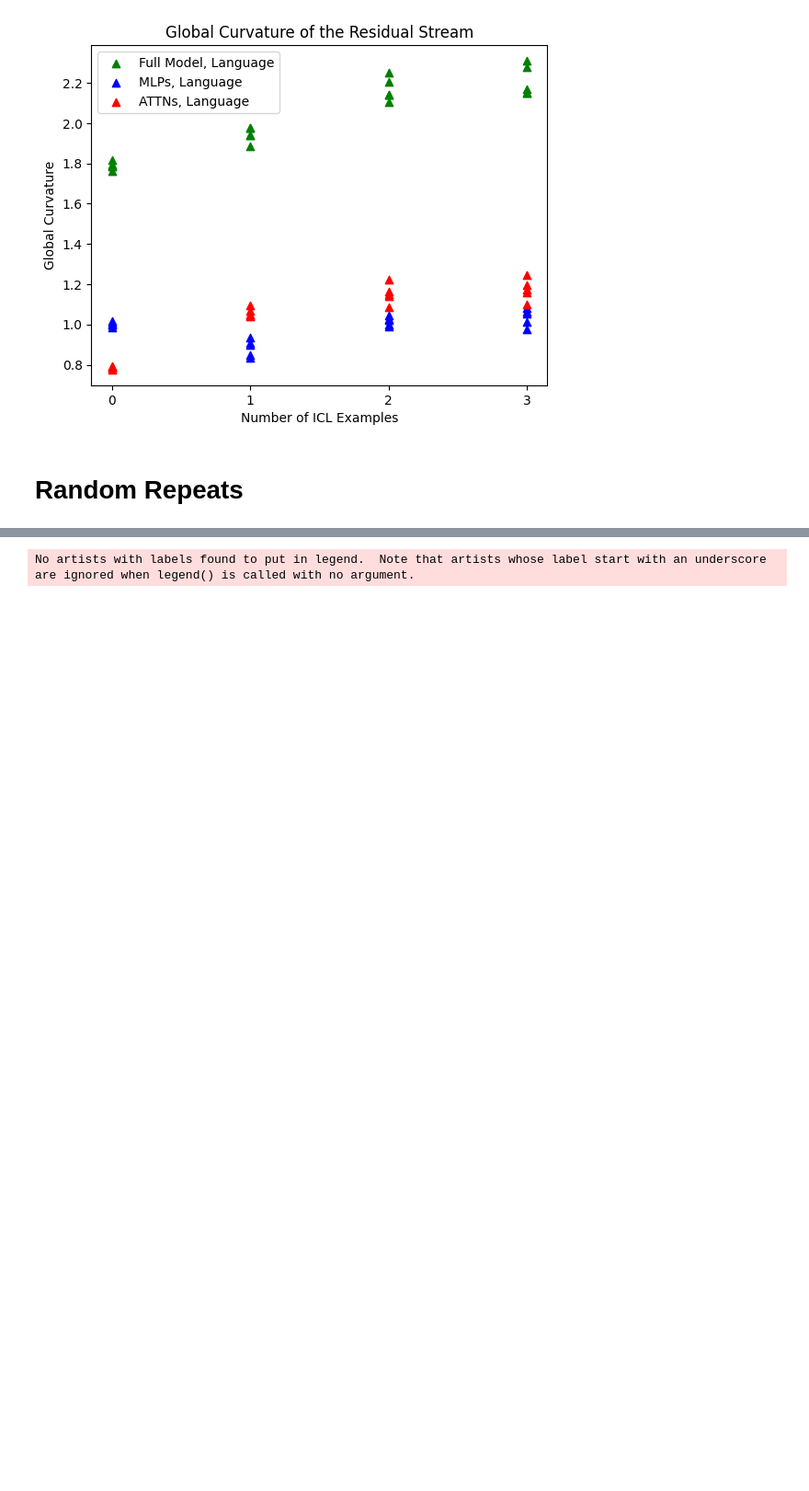
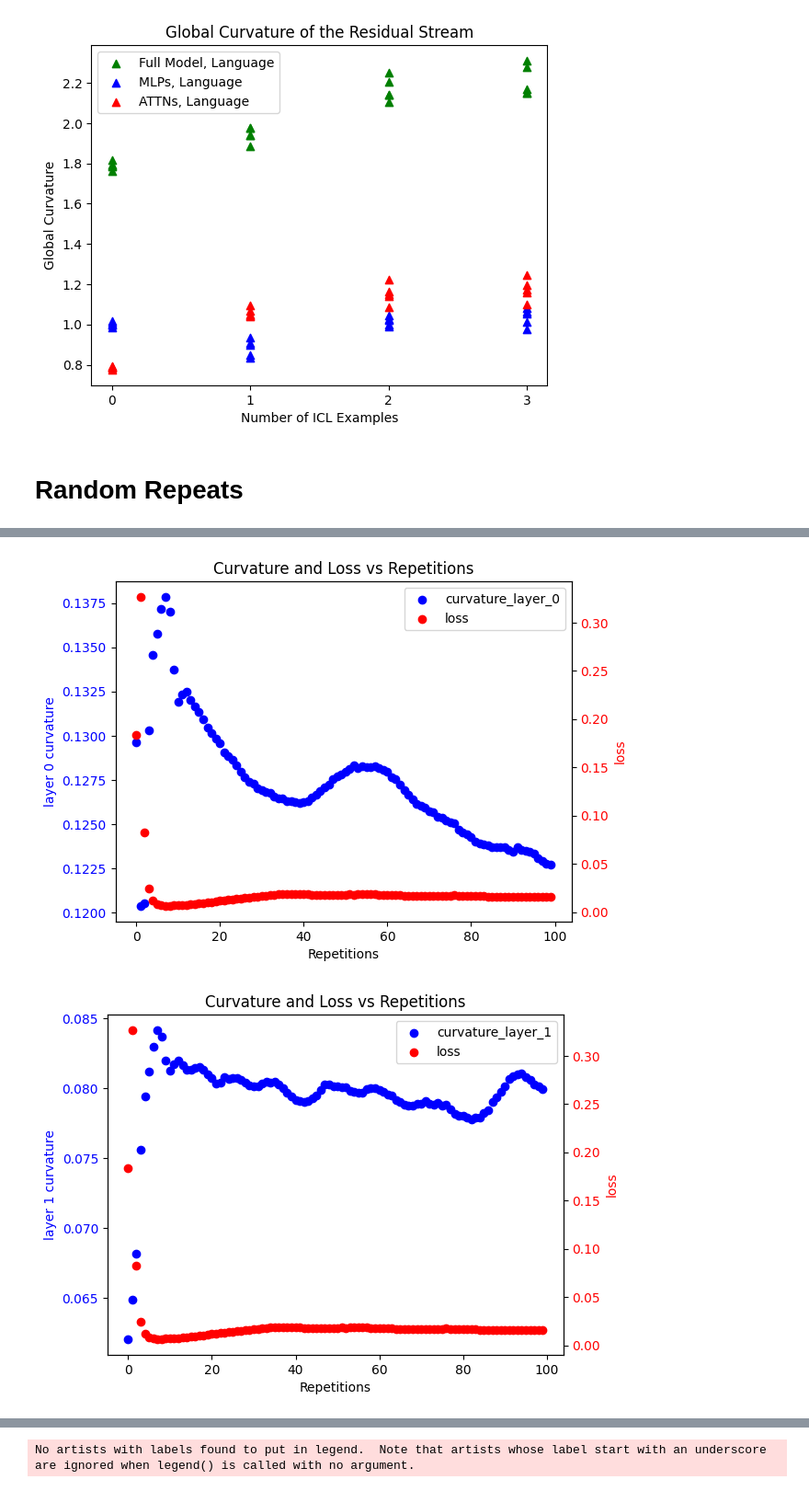
Before and after one commit to surajK610/transformer-curvature, a Jupyter notebook: Curvature_Initial_Experiments.ipynb, the cells around one changed output, grey strips where cells are left out. Shown at 92% size. Cells and saved outputs as stored; diff of their text form; code cells hidden in the pictures; blank space fills up the shorter version.

```diff
--- a/Curvature_Initial_Experiments.ipynb
+++ b/Curvature_Initial_Experiments.ipynb
@@ -524,2 +689,2 @@ def plot_loss_vs_repetitions(results, sequence_position, offset=0):
 # %%
-results = repeated_sequence_analysis("a b c d", 100, model)
+results = repeated_sequence_analysis("a b c d", 100, model, global_c=False)
@@ -525,0 +713,6 @@ results = repeated_sequence_analysis("a b c d", 100, model)
+# %%
+for i in range(12):
+    plot_layer_curvature_loss_vs_repetitions(results, 3, i, offset=0)
+# %% [output]
+[figure, added]
+[figure, added]
```
Also changed, not shown: parts of 15 cells of this notebook, 2 other files.
